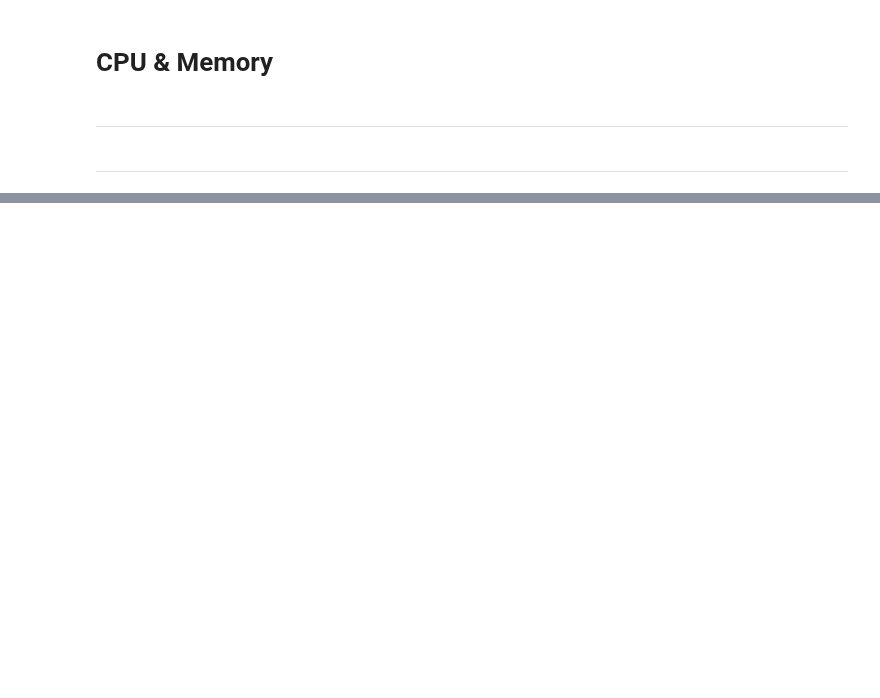
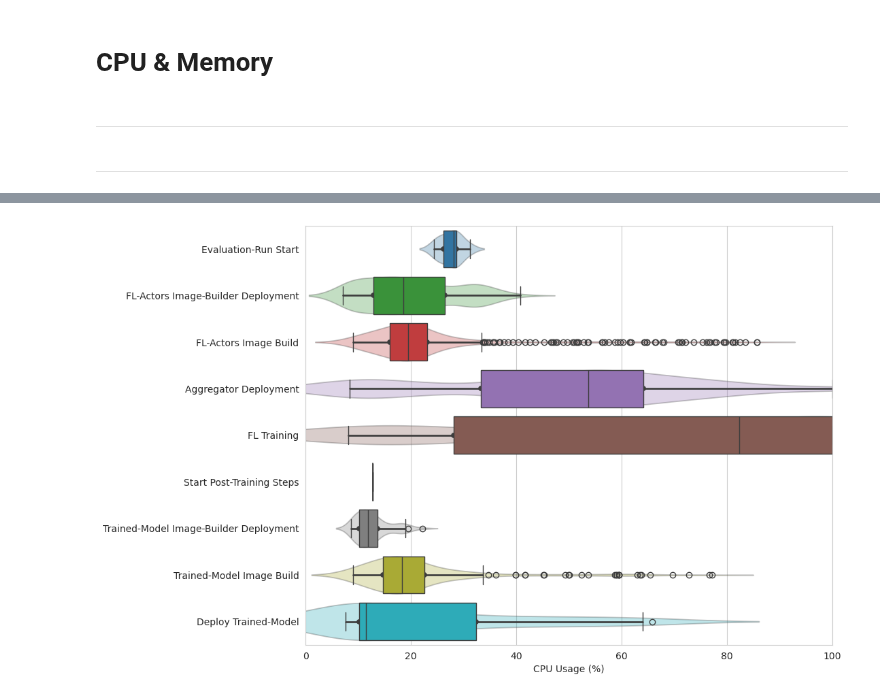
Before and after one commit to oakestra/oakestra-cli, a Jupyter notebook: oak_cli/evaluation/addons/flops/evaluations/1_simplest/notebooks/cpu_and_memory.ipynb, the cells around one changed output, grey strips where cells are left out. Cells and saved outputs as stored; diff of their text form; code cells hidden in the pictures; blank space fills up the shorter version.

```diff
--- a/oak_cli/evaluation/addons/flops/evaluations/1_simplest/notebooks/cpu_and_memory.ipynb
+++ b/oak_cli/evaluation/addons/flops/evaluations/1_simplest/notebooks/cpu_and_memory.ipynb
@@ -43,0 +17,4 @@ draw_box_violin_plot_for_each_stage(
+# %%
+draw_box_violin_plot_for_each_stage_for_cpu(df)
+# %% [output]
+[figure, added]
```
Also changed, not shown: parts of 5 cells of this notebook, 10 other files.
